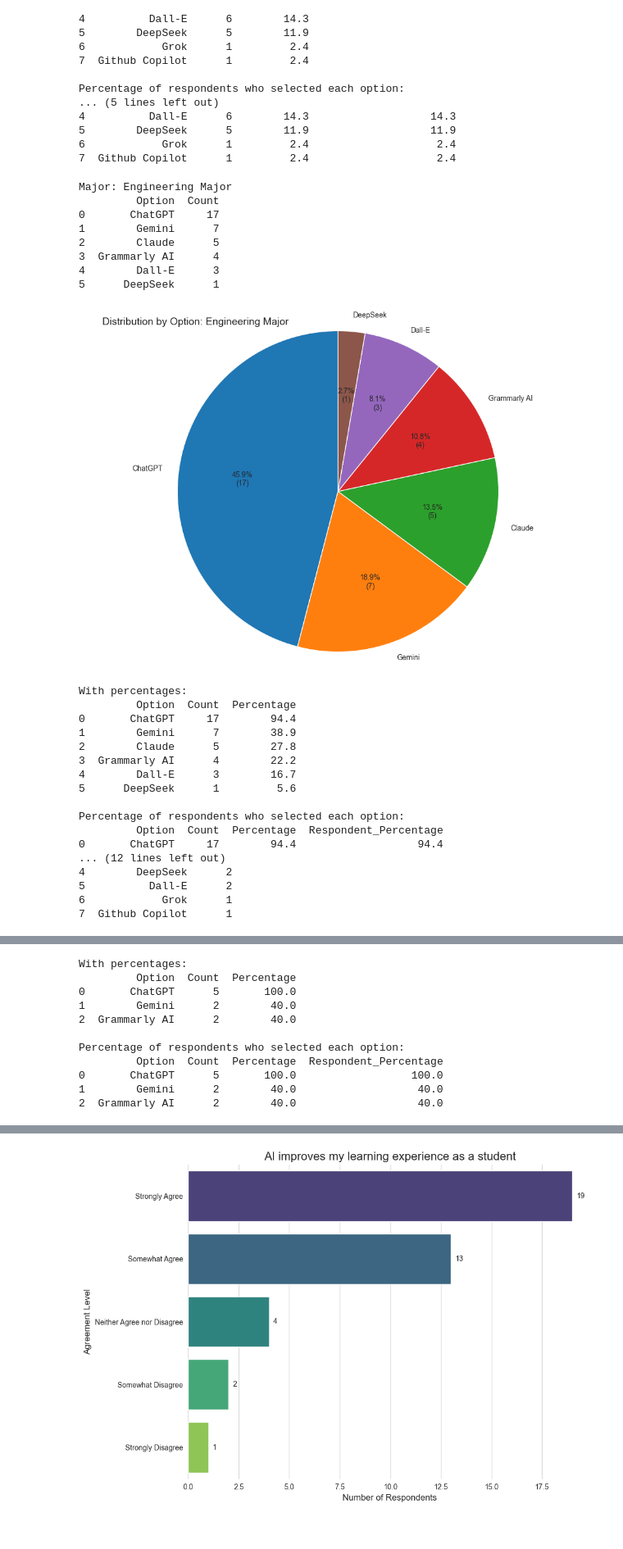
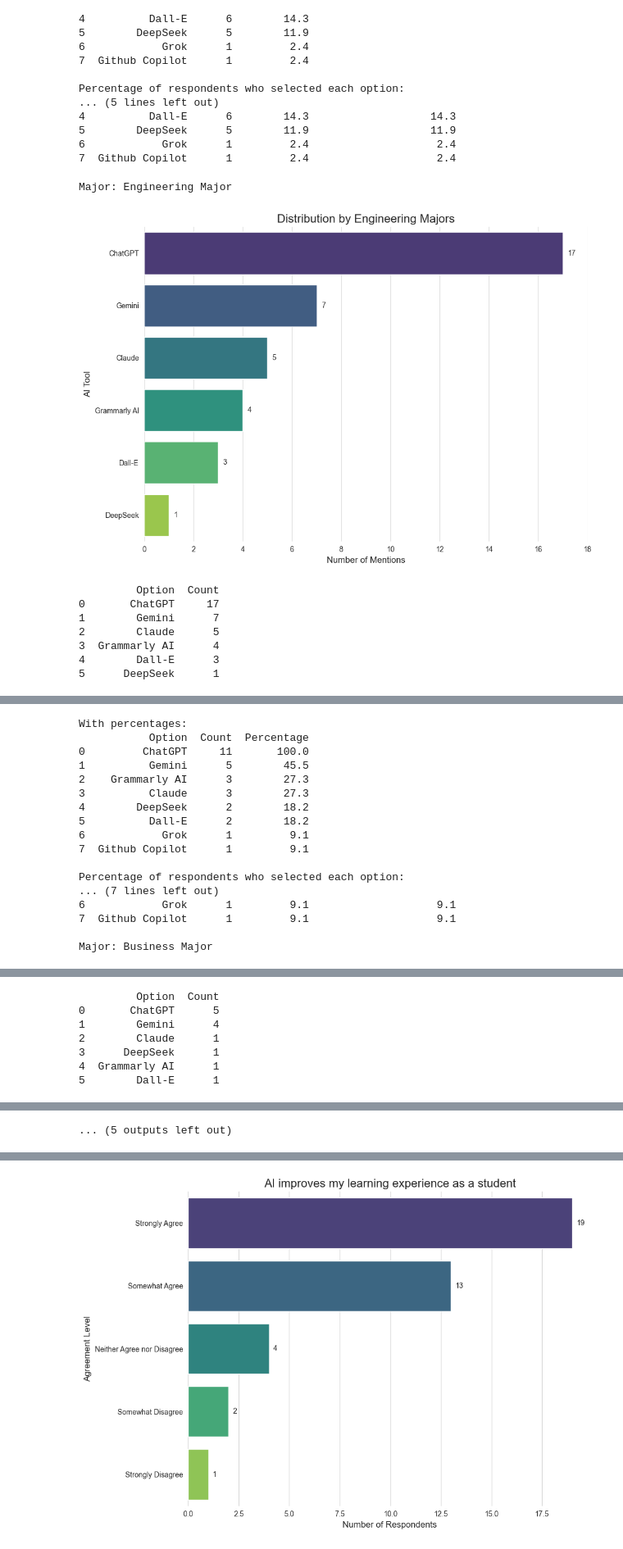
Before and after one commit to mauricio-b-mossi/ResearchReportDataAnalysisENC3246, a Jupyter notebook: new.ipynb, the cells around one changed output, grey strips where cells are left out. Shown at 82% size. Cells and saved outputs as stored; diff of their text form; code cells hidden in the pictures.

```diff
--- a/new.ipynb
+++ b/new.ipynb
@@ -173,7 +173,7 @@ def q3plot2(title, data):
     ax = sns.barplot(x='Count', y='Option', data=data, hue='Option', palette="viridis", legend=False)
 
     # Add labels and title with better formatting
-    plt.title('Frequency of AI Tool Mentions', fontsize=16)
+    plt.title(title, fontsize=16)
     plt.xlabel('Number of Mentions', fontsize=12)
     plt.ylabel('AI Tool', fontsize=12)
     plt.xticks(fontsize=10)
@@ -348,6 +348,7 @@ Percentage of respondents who selected each option:
 for major in majors:
     print(f"Major: {major['Q1'].iloc[0]}")
     q3res = count_multiple_choices(major['Q3'])
+    q3plot2(f"Distribution by {major['Q1'].iloc[0]}s", q3res)
     print(q3res)
 
     fig, ax = plt.subplots(figsize=(10, 7))
@@ -363,55 +364,38 @@ for major in majors:
     # Create pie chart with both percentage and count in labels
     ax.pie(q3res['Count'], labels=q3res['Option'],
         autopct=autopct_format(q3res['Count']),
         startangle=90, shadow=False)
 
     # Equal aspect ratio ensures that pie is drawn as a circle
     ax.axis('equal')
 
     # Add title to the top left corner
     # fig.text(0.05, 0.95, 'Distribution by Option', fontsize=14, ha='left')
     fig.text(0.05, 0.95, f"Distribution by Option: {major['Q1'].iloc[0]}", fontsize=14, ha='left')
 
     # Display the chart
     plt.tight_layout()
     plt.show()
 
 
 
     # You can also calculate percentages based on total responses
     total_responses = len(major)
     q3res['Percentage'] = (q3res['Count'] / total_responses * 100).round(1)
     print("\nWith percentages:")
     print(q3res)
 
     # If you want to know what percentage of respondents chose each option
     q3res['Respondent_Percentage'] = (q3res['Count'] / total_responses * 100).round(1)
     print("\nPercentage of respondents who selected each option:")
     print(q3res, end="\n\n")
 # %% [output]
 Major: Engineering Major
-         Option  Count
-0       ChatGPT     17
-1        Gemini      7
-2        Claude      5
-3  Grammarly AI      4
-4        Dall-E      3
-5      DeepSeek      1
-[figure, old version]
+[figure, new version]
-With percentages:
-         Option  Count  Percentage
-0       ChatGPT     17        94.4
-1        Gemini      7        38.9
-2        Claude      5        27.8
-3  Grammarly AI      4        22.2
-4        Dall-E      3        16.7
-5      DeepSeek      1         5.6
-
-Percentage of respondents who selected each option:
-         Option  Count  Percentage  Respondent_Percentage
-0       ChatGPT     17        94.4                   94.4
-... (12 lines left out)
-4        DeepSeek      2
-5          Dall-E      2
-6            Grok      1
-7  Github Copilot      1
+         Option  Count
+0       ChatGPT     17
+1        Gemini      7
+2        Claude      5
+3  Grammarly AI      4
+4        Dall-E      3
+5      DeepSeek      1
@@ -455,11 +433,17 @@ Percentage of respondents who selected each option:
 With percentages:
-         Option  Count  Percentage
-0       ChatGPT      5       100.0
-1        Gemini      2        40.0
-2  Grammarly AI      2        40.0
+           Option  Count  Percentage
+0         ChatGPT     11       100.0
+1          Gemini      5        45.5
+2    Grammarly AI      3        27.3
+3          Claude      3        27.3
+4        DeepSeek      2        18.2
+5          Dall-E      2        18.2
+6            Grok      1         9.1
+7  Github Copilot      1         9.1
 
 Percentage of respondents who selected each option:
-         Option  Count  Percentage  Respondent_Percentage
-0       ChatGPT      5       100.0                  100.0
-1        Gemini      2        40.0                   40.0
-2  Grammarly AI      2        40.0                   40.0
+... (7 lines left out)
+6            Grok      1         9.1                    9.1
+7  Github Copilot      1         9.1                    9.1
+
+Major: Business Major
@@ -465,0 +451,7 @@ Percentage of respondents who selected each option:
+         Option  Count
+0       ChatGPT      5
+1        Gemini      4
+2        Claude      1
+3      DeepSeek      1
+4  Grammarly AI      1
+5        Dall-E      1
@@ -466,3 +459,4 @@ Percentage of respondents who selected each option:
+... (5 outputs left out)
 # %%
 cdf = pd.read_csv('cpdata.csv')
 # %%
```
Also changed, not shown: parts of 4 cells of this notebook.
